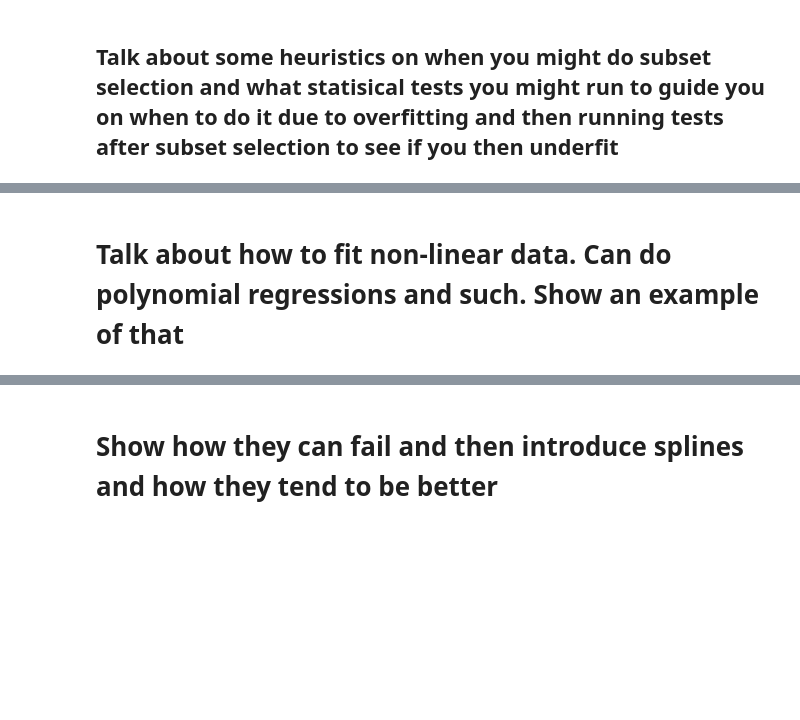
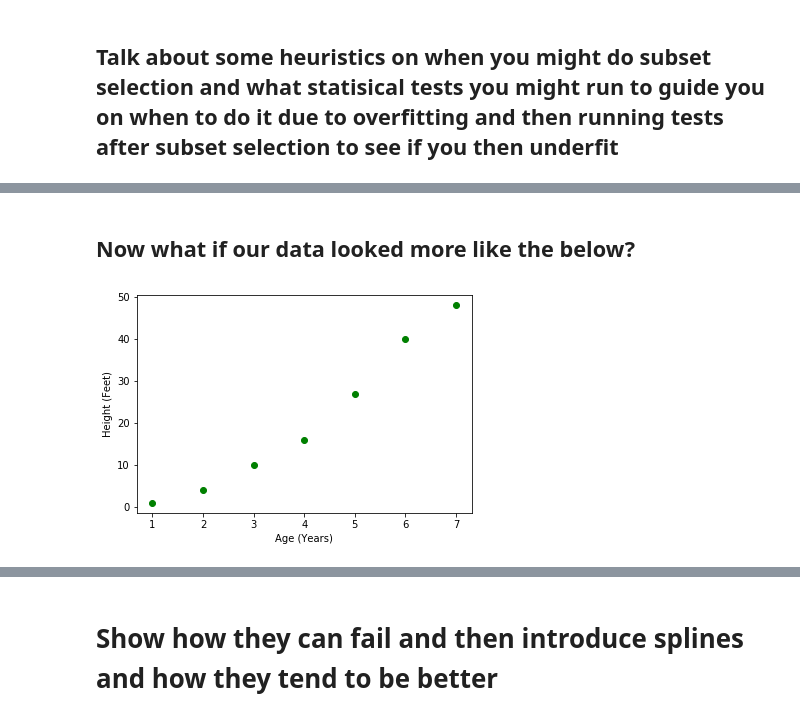
Before and after one commit to hhprogram/BlogPosts, a Jupyter notebook: Regression_Post.ipynb, the cells around one changed output, grey strips where cells are left out. Drawn from its saved outputs; the diff is of its cells as text; code cells hidden in the pictures; blank space fills up the shorter version.

Commit message:
adding more stuff on regressions and splines. Maybe I should find a synonym for therefore? Added more TODOs, so many TODOs

```diff
--- a/Regression_Post.ipynb
+++ b/Regression_Post.ipynb
@@ -350,2 +359,16 @@ Differs from ridge regression as instead of using L2 norm in the penalty term we
-# %% [markdown]
-# Talk about how to fit non-linear data. Can do polynomial regressions and such. Show an example of that
+# %% [markdown]
+## Now what if our data looked more like the below?
+# %%
+import matplotlib.pyplot as plt
+
+# Where we just assume Y to be height of a tree in feet and X to be age in years
+
+y = [1,4,10,16,27,40,48]
+x = [1,2, 3, 4, 5, 6, 7]
+fig, ax = plt.subplots()
+ax.scatter(x,y, c='green')
+ax.set_xlabel("Age (Years)")
+ax.set_ylabel("Height (Feet)")
+plt.show()
+# %% [output]
+[figure, added]
```
Also changed, not shown: parts of 6 cells of this notebook.
